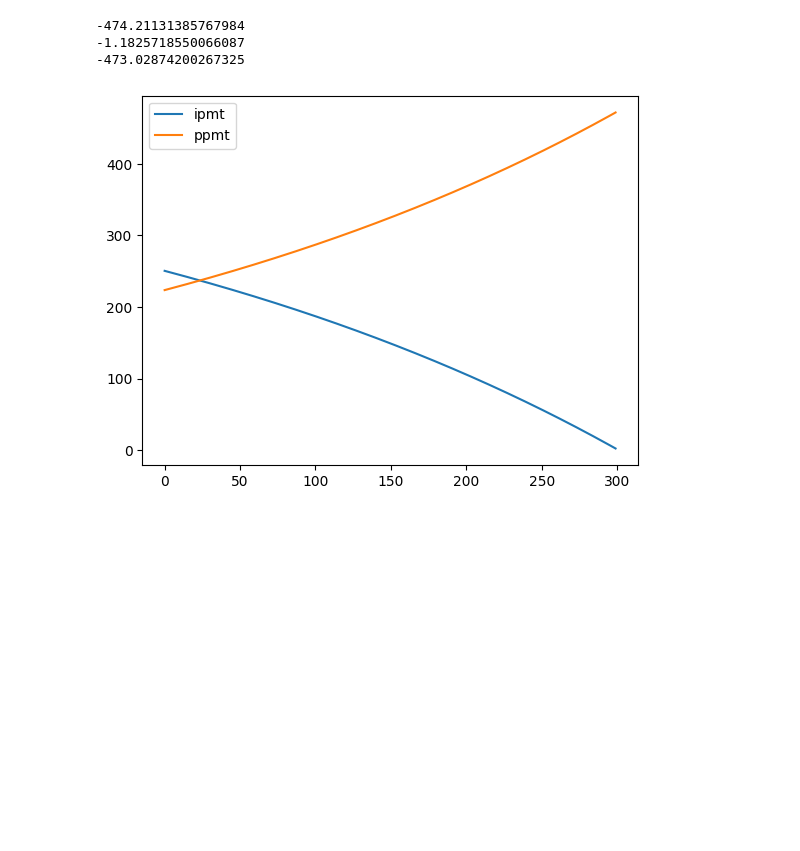
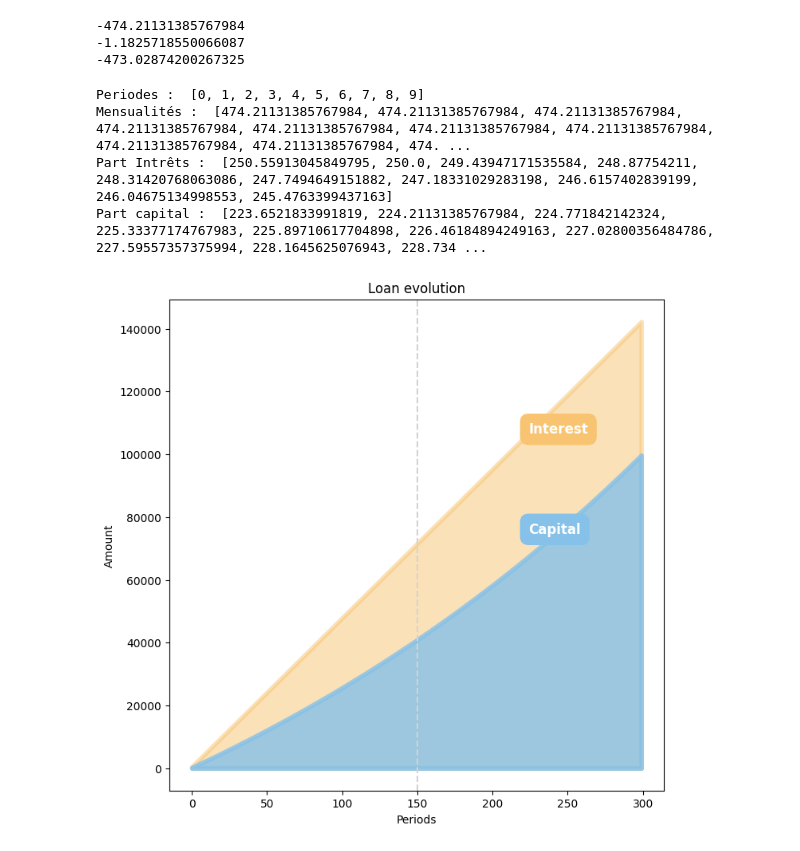
Before and after one commit to CedricCouche/loancalculator, a Jupyter notebook: loan-calculator.ipynb, the cells around one changed output. Cells and saved outputs as stored; diff of their text form; code cells hidden in the pictures; blank space fills up the shorter version.

```diff
--- a/loan-calculator.ipynb
+++ b/loan-calculator.ipynb
@@ -103,6 +103,7 @@ def amort_able(c:int, r:float, per:int, fper:int):
     list_per = []
     list_ipmt = []
     list_ppmt = []
+    list_pmt = []
 
     for i in range(nper):
 
@@ -112,15 +113,19 @@ def amort_able(c:int, r:float, per:int, fper:int):
         list_per.append(i)
         list_ipmt.append(-ipmt)
         list_ppmt.append(-ppmt)
+        list_pmt.append(-pmt)
 
-    return list_per, list_ipmt, list_ppmt
+    return list_per, list_ipmt, list_ppmt, list_pmt
 # %%
-list_per, list_ipmt, list_ppmt = amort_able(c=c1, r=r1, per=per1, fper=fper1)
+list_per, list_ipmt, list_ppmt, list_pmt = amort_able(c=c1, r=r1, per=per1, fper=fper1)
 
 
-plt.plot(list_ipmt, label='ipmt')
-plt.plot(list_ppmt, label='ppmt')
-
-plt.legend();
+print('Periodes : ', list_per[:10])
+print('Mensualités : ', list_pmt[:10])
+print('Part Intrêts : ', list_ipmt[:10])
+print('Part capital : ', list_ppmt[:10])
 # %% [output]
-[figure, removed]
+Periodes :  [0, 1, 2, 3, 4, 5, 6, 7, 8, 9]
+Mensualités :  [474.21131385767984, 474.21131385767984, 474.21131385767984, 474.21131385767984, 474.21131385767984, 474.21131385767984, 474.21131385767984, 474.21131385767984, 474.21131385767984, 474. ...
+Part Intrêts :  [250.55913045849795, 250.0, 249.43947171535584, 248.87754211, 248.31420768063086, 247.7494649151882, 247.18331029283198, 246.6157402839199, 246.04675134998553, 245.4763399437163]
+Part capital :  [223.6521833991819, 224.21131385767984, 224.771842142324, 225.33377174767983, 225.89710617704898, 226.46184894249163, 227.02800356484786, 227.59557357375994, 228.1645625076943, 228.734 ...
@@ -126,0 +189,5 @@ plt.legend();
+# %%
+#drawgraph(per=list_per, ipmt=list_ipmt, ppmt=list_ppmt, pmt=list_pmt)
+drawgraphcum(per=list_per, ipmt=list_ipmt, ppmt=list_ppmt, pmt=list_pmt)
+# %% [output]
+[figure, added]
```
Also changed, not shown: parts of 2 cells of this notebook.
